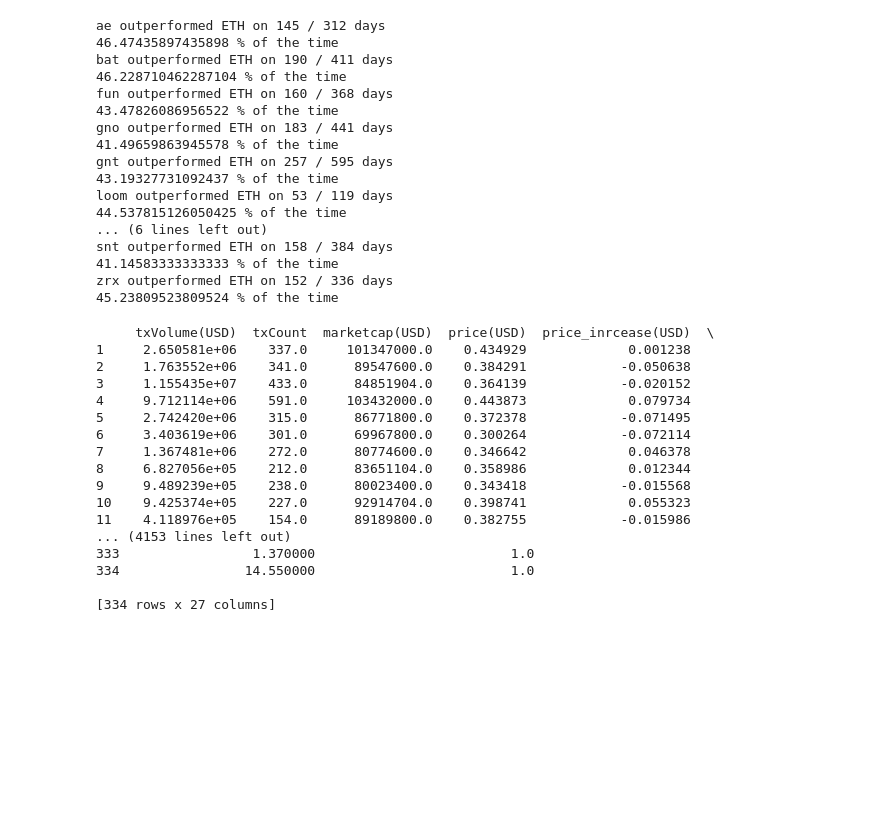
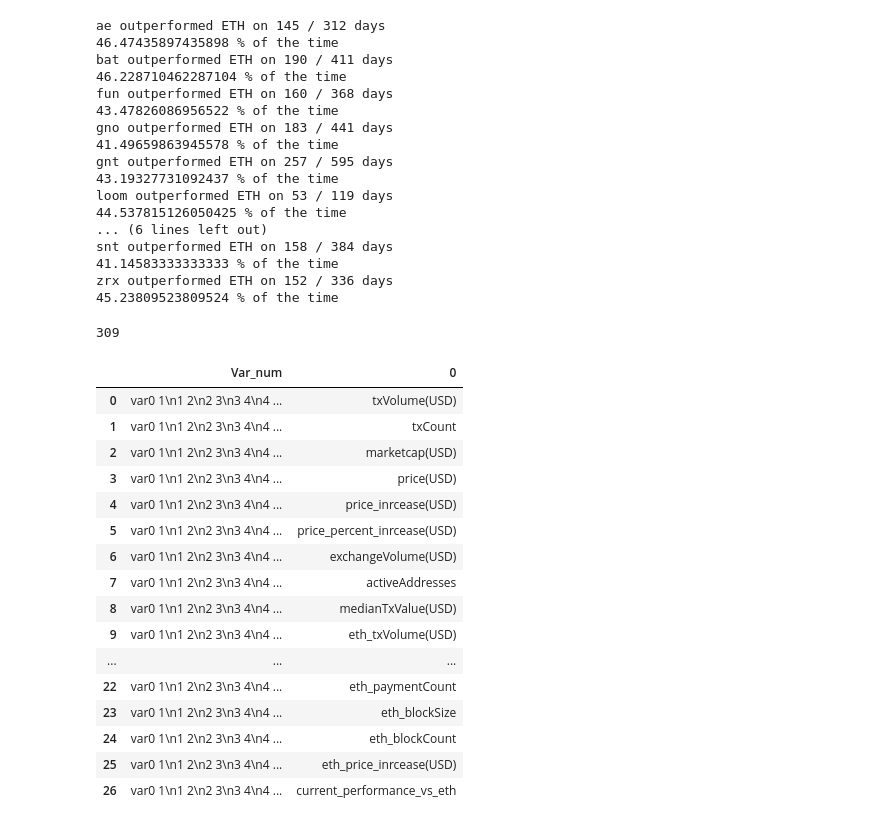
Before and after one commit to ed-creator/cryptoml, a Jupyter notebook: preprocessing.ipynb, the cells around one changed output. Saved outputs shown, nothing was run; the diff lists cells and outputs as text; code cells hidden in the pictures; blank space fills up the shorter version.

Commit message:
add scaling functionality for lstm dataset

```diff
--- a/preprocessing.ipynb
+++ b/preprocessing.ipynb
@@ -208,19 +208,34 @@ class DataProcessing():
             values = values.drop(target_col, axis=1)
 
             col_names = values.columns.values
+            col_name_lookup = DataFrame(data = values.columns.values)
+            col_name_lookup.insert(0, 'Var_num', range(1, 1+len(col_name_lookup)))
+            col_name_lookup['Var_num'] = "var"+str(col_name_lookup['Var_num'])
 
             dates = DataProcessing.full_data[erc20].copy()['date']
 
             targets = DataProcessing.full_data[erc20].copy()['next_day_performance_vs_eth'].tolist()
 
             values = values.astype('float32')
-            print(values)
+
             # normalize features
             scaler = MinMaxScaler(feature_range=(0, 1))
             scaled = scaler.fit_transform(values)
 
-            self.normalized_data[erc20] = {'features' : scaled, 'targets' : targets, 'dates' :  dates, 'col_names' : col_names}
+            self.normalized_data[erc20] = {'features' : scaled, 'targets' : targets, 'dates' :  dates, 'col_names' : col_name_lookup}
 
+    #fuction to convert features to be lstm compatible (basically adding cols from previous dates)
+    def series_to_supervised(self):
+        for erc20 in self.erc20_names:
+            reframed = series_to_supervised(self.normalized_data[erc20]['features'].copy(), 1, 1)
+
+            reframed = reframed.copy().drop(0)
+
+            self.final_sets[erc20] = {'features' : reframed,
+                                      'targets' : self.normalized_data[erc20]['targets'].copy()[1:],
+                                      'dates' : self.normalized_data[erc20]['dates'].copy()[1:],
+                                      'col_names' : self.normalized_data[erc20]['col_names'].copy()
+                                     }
 
     def process_raw_dataset(self, csv_file, name):
         #get Eth dataset
@@ -303,7 +318,7 @@ class DataProcessing():
         # print(len(relevant_data))
         reframed = reframed.drop(0)
 
-        self.final_sets[name] = reframed
+
 
         return "upload for {} complete".format(csv_file)
 
@@ -437,21 +452,3 @@ zrx outperformed ETH on 152 / 336 days
 45.23809523809524 % of the time
 # %%
 DataProcessing.normalize_features()
-# %% [output]
-     txVolume(USD)  txCount  marketcap(USD)  price(USD)  price_inrcease(USD)  \
-1     2.650581e+06    337.0     101347000.0    0.434929             0.001238
-2     1.763552e+06    341.0      89547600.0    0.384291            -0.050638
-3     1.155435e+07    433.0      84851904.0    0.364139            -0.020152
-4     9.712114e+06    591.0     103432000.0    0.443873             0.079734
-5     2.742420e+06    315.0      86771800.0    0.372378            -0.071495
-6     3.403619e+06    301.0      69967800.0    0.300264            -0.072114
-7     1.367481e+06    272.0      80774600.0    0.346642             0.046378
-8     6.827056e+05    212.0      83651104.0    0.358986             0.012344
-9     9.489239e+05    238.0      80023400.0    0.343418            -0.015568
-10    9.425374e+05    227.0      92914704.0    0.398741             0.055323
-11    4.118976e+05    154.0      89189800.0    0.382755            -0.015986
-... (4153 lines left out)
-333                 1.370000                         1.0
-334                14.550000                         1.0
-
-[334 rows x 27 columns]
@@ -457,0 +457,24 @@ DataProcessing.normalize_features()
+# %%
+len((DataProcessing.normalized_data['ae']['targets'][1:]))
+# %% [output]
+309
+# %%
+DataProcessing.final_sets['ae']['col_names']
+# %% [output]
+|  | Var_num | 0 |
+| 0 | var0 1\n1 2\n2 3\n3 4\n4 ... | txVolume(USD) |
+| 1 | var0 1\n1 2\n2 3\n3 4\n4 ... | txCount |
+| 2 | var0 1\n1 2\n2 3\n3 4\n4 ... | marketcap(USD) |
+| 3 | var0 1\n1 2\n2 3\n3 4\n4 ... | price(USD) |
+| 4 | var0 1\n1 2\n2 3\n3 4\n4 ... | price_inrcease(USD) |
+| 5 | var0 1\n1 2\n2 3\n3 4\n4 ... | price_percent_inrcease(USD) |
+| 6 | var0 1\n1 2\n2 3\n3 4\n4 ... | exchangeVolume(USD) |
+| 7 | var0 1\n1 2\n2 3\n3 4\n4 ... | activeAddresses |
+| 8 | var0 1\n1 2\n2 3\n3 4\n4 ... | medianTxValue(USD) |
+| 9 | var0 1\n1 2\n2 3\n3 4\n4 ... | eth_txVolume(USD) |
+| ... | ... | ... |
+| 22 | var0 1\n1 2\n2 3\n3 4\n4 ... | eth_paymentCount |
+| 23 | var0 1\n1 2\n2 3\n3 4\n4 ... | eth_blockSize |
+| 24 | var0 1\n1 2\n2 3\n3 4\n4 ... | eth_blockCount |
+| 25 | var0 1\n1 2\n2 3\n3 4\n4 ... | eth_price_inrcease(USD) |
+| 26 | var0 1\n1 2\n2 3\n3 4\n4 ... | current_performance_vs_eth |
```
Also changed, not shown: parts of 10 cells of this notebook.
